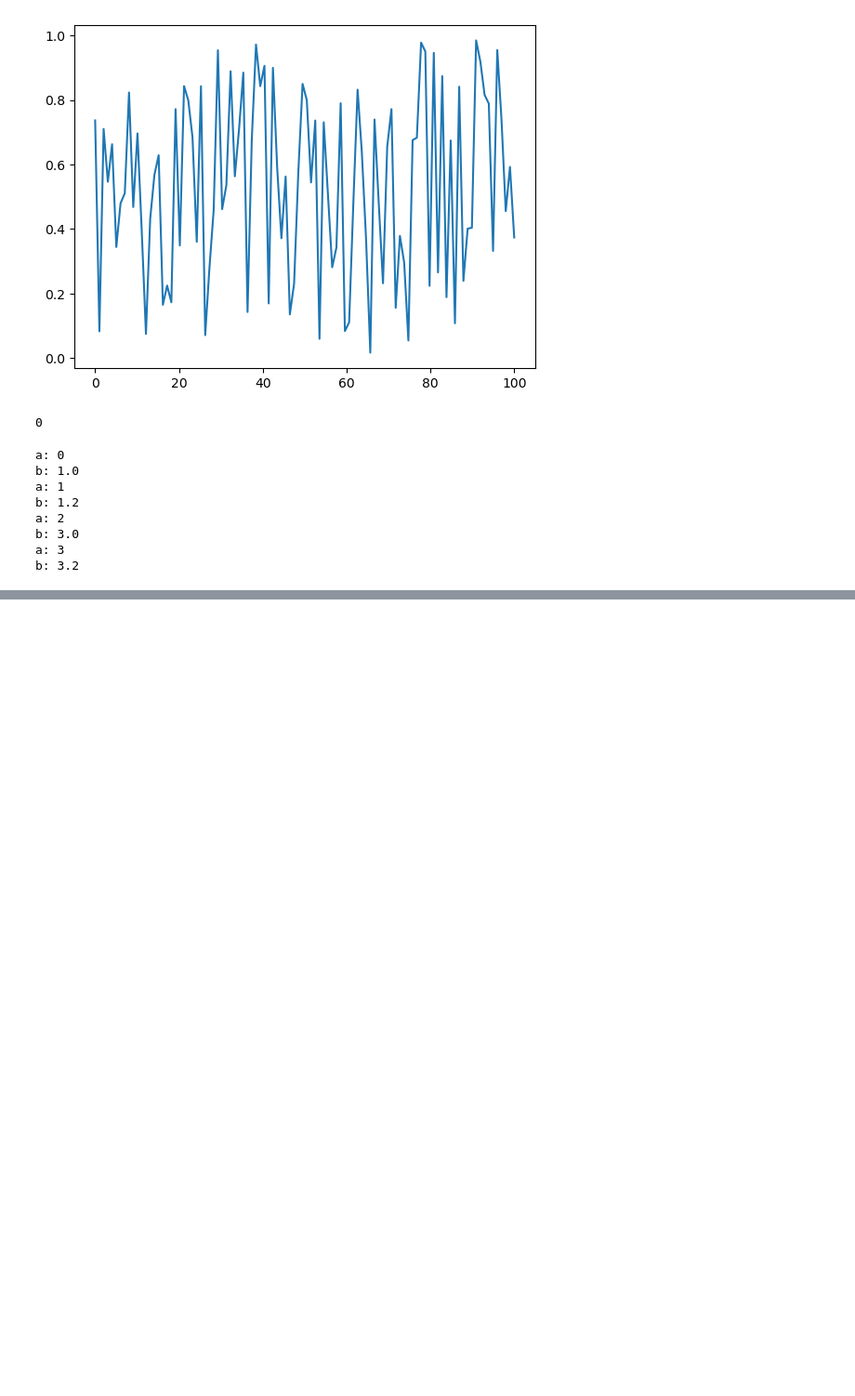
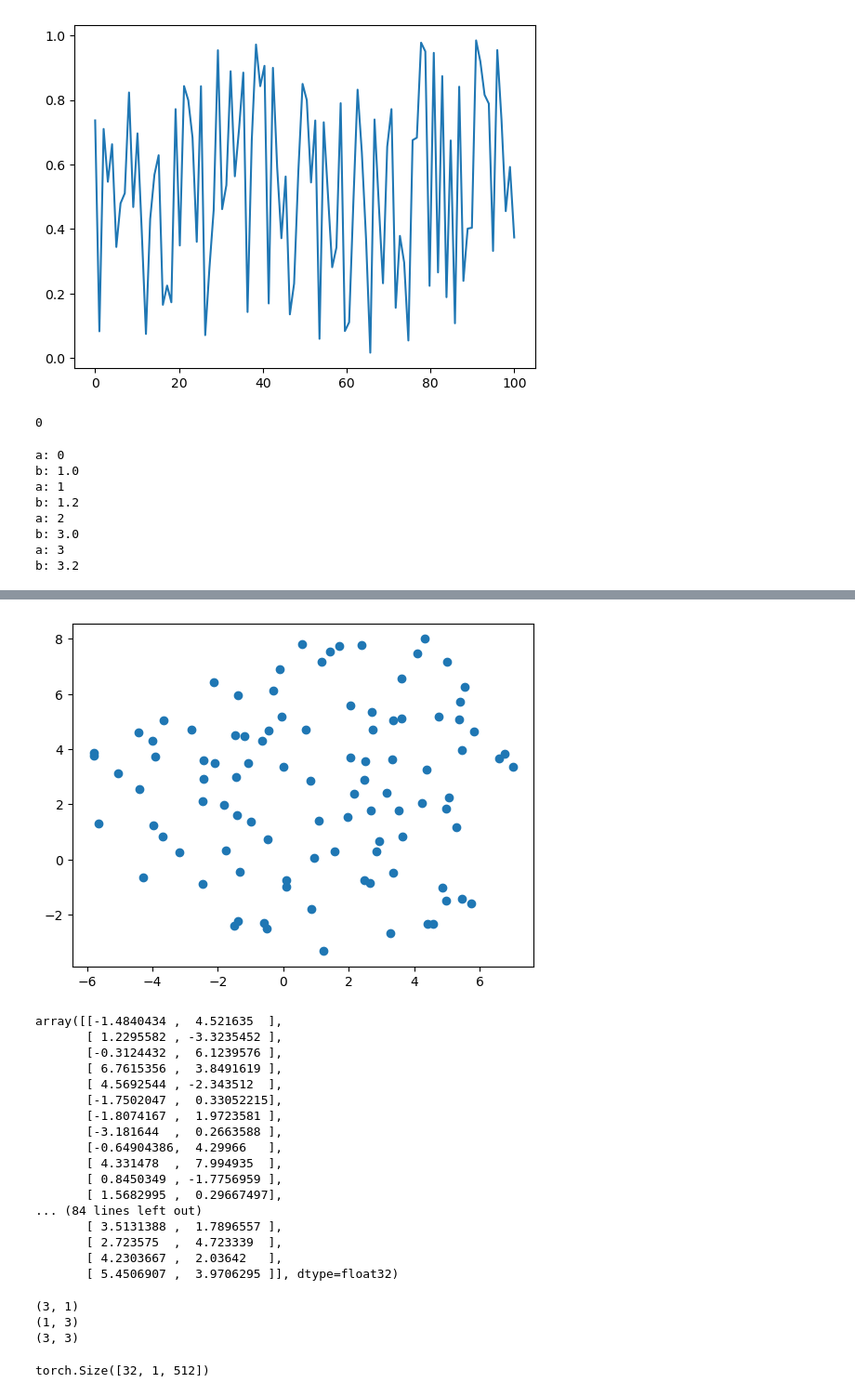
Before and after one commit to detyse/Diff4EEG-inverse, a Jupyter notebook: _test.ipynb, the cells around one changed output, grey strips where cells are left out. Shown: that part at 93% size. Drawn from its saved outputs; the diff is of its cells as text; code cells hidden in the pictures; blank space fills up the shorter version.

```diff
--- a/_test.ipynb
+++ b/_test.ipynb
@@ -165,0 +241,50 @@ b: 3.2
+# %%
+# tsne test
+import numpy as np
+from utils.utils import tsne
+
+data = np.random.rand(100, 10)
+
+tsne(data, plot=True)
+# %% [output]
+[figure, added]
+array([[-1.4840434 ,  4.521635  ],
+       [ 1.2295582 , -3.3235452 ],
+       [-0.3124432 ,  6.1239576 ],
+       [ 6.7615356 ,  3.8491619 ],
+       [ 4.5692544 , -2.343512  ],
+       [-1.7502047 ,  0.33052215],
+       [-1.8074167 ,  1.9723581 ],
+       [-3.181644  ,  0.2663588 ],
+       [-0.64904386,  4.29966   ],
+       [ 4.331478  ,  7.994935  ],
+       [ 0.8450349 , -1.7756959 ],
+       [ 1.5682995 ,  0.29667497],
+... (84 lines left out)
+       [ 3.5131388 ,  1.7896557 ],
+       [ 2.723575  ,  4.723339  ],
+       [ 4.2303667 ,  2.03642   ],
+       [ 5.4506907 ,  3.9706295 ]], dtype=float32)
+# %%
+import numpy as np
+
+vector_1 = np.ones((3, 1))
+vector_2 = np.random.randn(1, 3)
+print(vector_1.shape)
+print(vector_2.shape)
+
+dot = vector_1 * vector_2
+print(dot.shape)
+# %% [output]
+(3, 1)
+(1, 3)
+(3, 3)
+# %%
+import torch
+
+a = torch.ones([1, 3])
+b = torch.randn([32, 3, 512])
+result = torch.matmul(a, b)
+print(result.shape)
+# %% [output]
+torch.Size([32, 1, 512])
```
Also changed, not shown: parts of 5 cells of this notebook, 12 other files.
